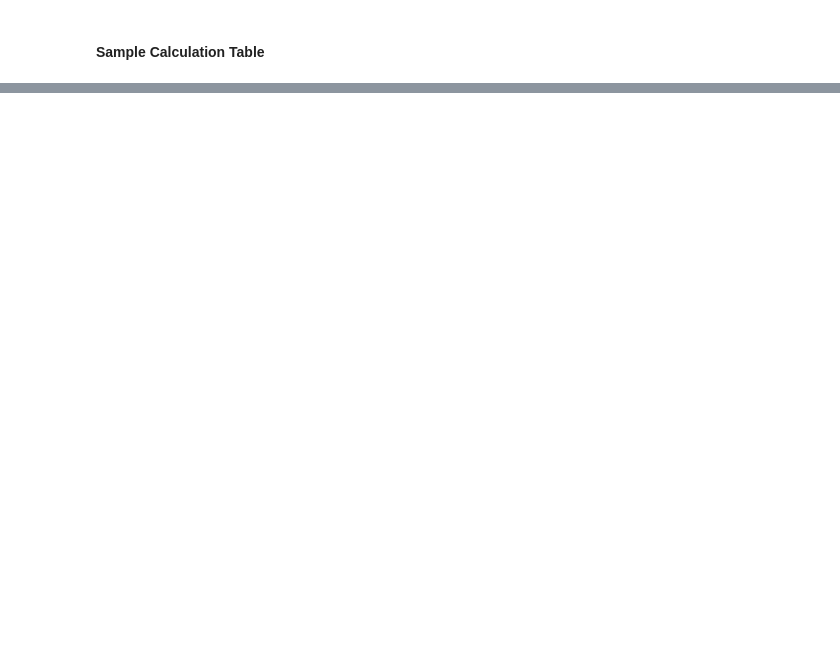
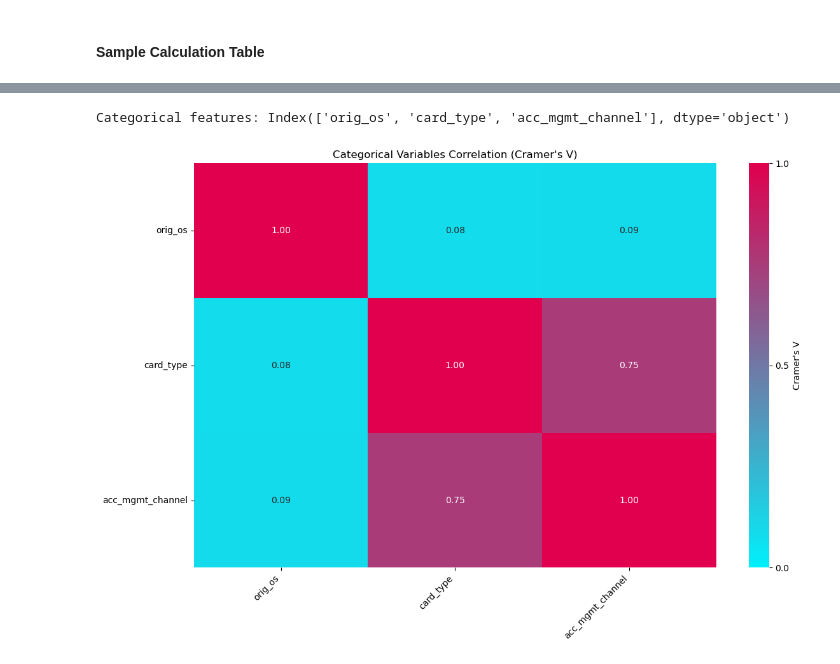
Before and after one commit to mjoshua97241/bank-fraud-detection-project, a Jupyter notebook: bank-fraud-detection-project/notebooks/1.0-mjv-initial-data-exploration.ipynb, the cells around one changed output, grey strips where cells are left out. Saved outputs shown, nothing was run; the diff lists cells and outputs as text; code cells hidden in the pictures; blank space fills up the shorter version.

```diff
--- a/bank-fraud-detection-project/notebooks/1.0-mjv-initial-data-exploration.ipynb
+++ b/bank-fraud-detection-project/notebooks/1.0-mjv-initial-data-exploration.ipynb
@@ -1346,0 +1480,47 @@ IV Details for 'max_txn_sessions_per_day_3min':
+# %%
+categorical_features = df.select_dtypes(include=['object']).drop(columns=['profile_id', 'account_no']).columns
+print(f"Categorical features: {categorical_features}")
+# %% [output]
+Categorical features: Index(['orig_os', 'card_type', 'acc_mgmt_channel'], dtype='object')
+# %%
+def cramers_v(x, y):
+    confusion_matrix = pd.crosstab(x, y)
+    chi2 = chi2_contingency(confusion_matrix)[0]
+    n = confusion_matrix.sum().sum()
+    min_dim = min(confusion_matrix.shape) - 1
+    # Handle cases where min_dim is zero to avoid division by zero
+    if min_dim == 0:
+        return 0
+    return np.sqrt(chi2 / (n * min_dim))
+# %%
+categorical_features_corr = [col for col in categorical_features]
+
+# Calculate Cramer's V correlation matrix for categorical variables
+cat_correlation_matrix = pd.DataFrame(index=categorical_features_corr, columns=categorical_features_corr, dtype=float)
+for i in categorical_features_corr:
+    for j in categorical_features_corr:
+        cat_correlation_matrix.loc[i,j] = cramers_v(df[i], df[j])
+# %%
+# Create a gradient colormap from cyan (min) to magenta (max)
+cmap_cm = LinearSegmentedColormap.from_list('cyan_magenta', ['#01f0fb', '#e0004e'], N=256)
+
+plt.figure(figsize=(12, 8))
+sns.heatmap(
+    cat_correlation_matrix.astype(float),
+    annot=True,
+    cmap=cmap_cm,
+    vmin=0,
+    vmax=1,
+    fmt='.2f',
+    cbar_kws={
+        'ticks': [0, 0.5, 1],
+        'label': "Cramer's V"
+    }
+)
+plt.title("Categorical Variables Correlation (Cramer's V)")
+plt.xticks(rotation=45, ha='right')
+plt.yticks(rotation=0)
+plt.tight_layout()
+plt.show()
+# %% [output]
+[figure, added]
```
Also changed, not shown: parts of 35 cells of this notebook, 13 other files.
